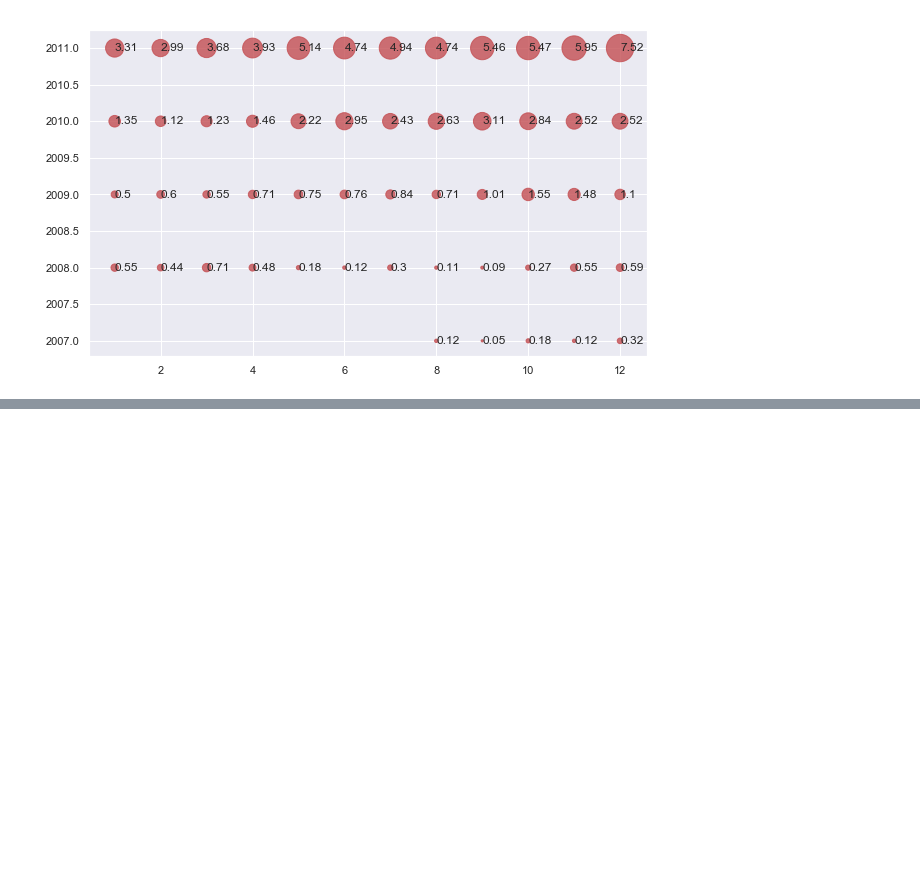
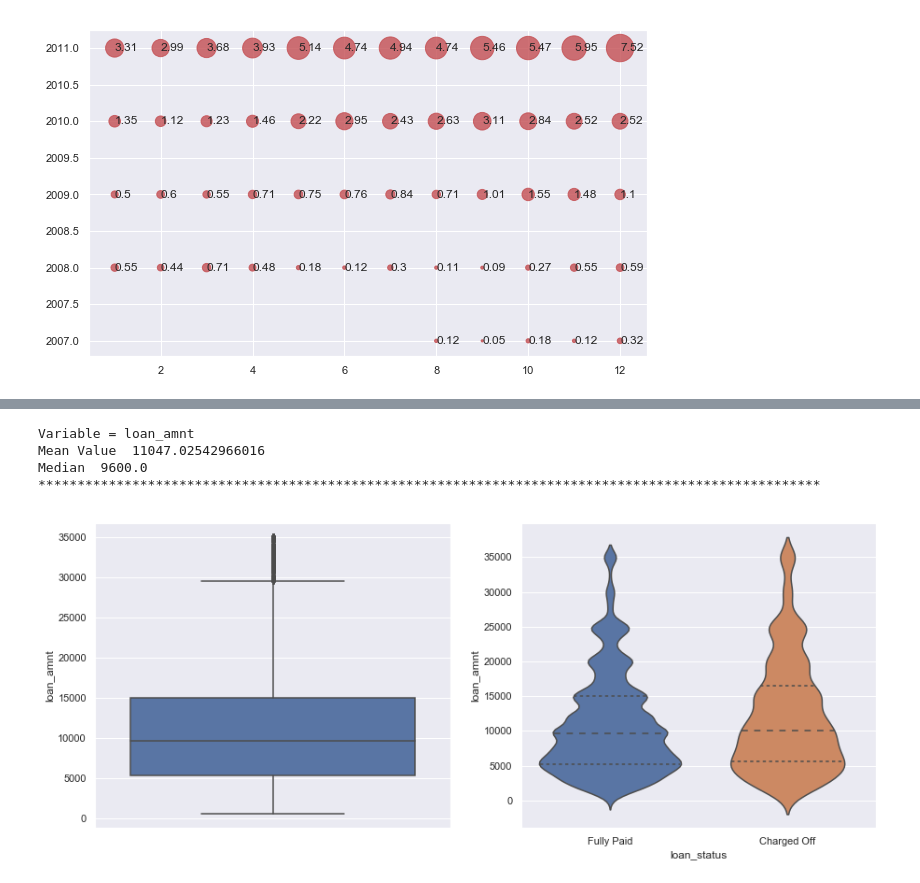
Before and after one commit to saneshashank/course2-GP1, a Jupyter notebook: Kamal_CodeUpdates/Assignment_2.ipynb, the cells around one changed output, grey strips where cells are left out. Cells and saved outputs as stored; diff of their text form; code cells hidden in the pictures; blank space fills up the shorter version.

```diff
--- a/Kamal_CodeUpdates/Assignment_2.ipynb
+++ b/Kamal_CodeUpdates/Assignment_2.ipynb
@@ -296,7 +296,7 @@ def uni_analysis_num (x , type = 'r'):
     # print(x.iloc[:,0].value_counts())
     sns.boxplot( y = x.iloc[:,0], data = x , ax = axes[0])
     sns.violinplot( x = x.iloc[:,1] , y = x.iloc[:,0] , data = x , ax = axes[1], \
-                   vert = True , inner = 'quartile' ,scale_hue = True )
+                   vert = True , inner = 'quartile'  )
     #plt.legend(bbox_to_anchor=(1.05, 1), loc=2, borderaxespad=0.)
     #print('****************************************************************************************************')
     #print(pd.crosstab(x.iloc[:,0] ,x.iloc[:,1] , margins = True , margins_name = 'Total' , normalize = True).round(4) * 100)
@@ -427,0 +490,8 @@ bi_analysis_cat(df_loan[['loan_amnt' , 'int_rate' , 'home_ownership','loan_statu
+# %%
+uni_analysis_num(df_loan[['loan_amnt' , 'installment']])
+# %% [output]
+Variable = loan_amnt
+Mean Value  11047.02542966016
+Median  9600.0
+****************************************************************************************************
+[figure, added]
```
Also changed, not shown: parts of 10 cells of this notebook.
